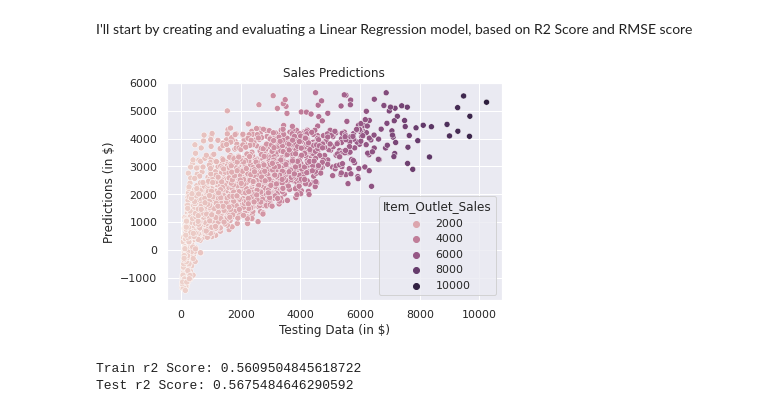
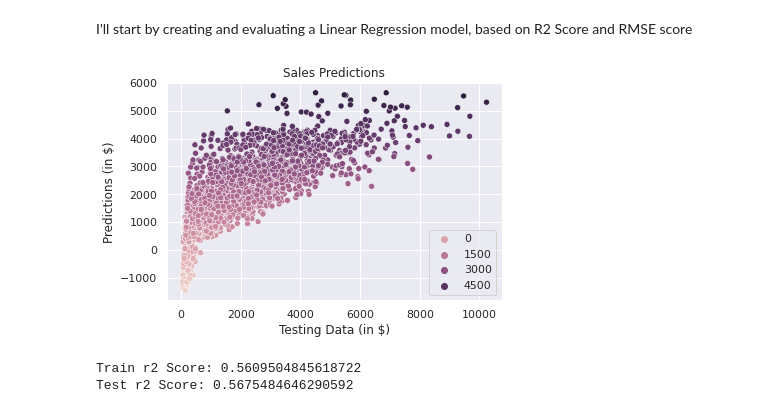
Before and after one commit to Acottle1031/Sales-Predictions-Project, a Jupyter notebook: SalesProjectionProject.ipynb, the cells around one changed output. Drawn from its saved outputs; the diff is of its cells as text; code cells hidden in the pictures.

```diff
--- a/SalesProjectionProject.ipynb
+++ b/SalesProjectionProject.ipynb
@@ -268,14 +268,14 @@ I'll start by creating and evaluating a Linear Regression model, based on R2 Sco
 # %%
 # Instantiating model, creating pipeline, fitting, and creating predictions
 lin_reg = LinearRegression()
 lin_reg_pipe = make_pipeline(scaler, lin_reg)
 lin_reg_pipe.fit(X_train_processed, y_train)
 train_pred = lin_reg_pipe.predict(X_train_processed)
 test_pred = lin_reg_pipe.predict(X_test_processed)
-ax = sns.scatterplot(x= y_test, y= test_pred, hue= y_test, alpha=1, legend='brief');
+ax = sns.scatterplot(x= y_test, y= test_pred, hue= test_pred, alpha=1, legend='brief');
 ax.set(title= 'Sales Predictions', xlabel= 'Testing Data (in $)', ylabel= 'Predictions (in $)',);
 # %% [output]
-[figure, old version]
+[figure, new version]
 # %%
 # Evaluation based on r^2
 train_r2 = r2_score(y_train, train_pred)
```
Also changed, not shown: parts of 2 cells of this notebook.
